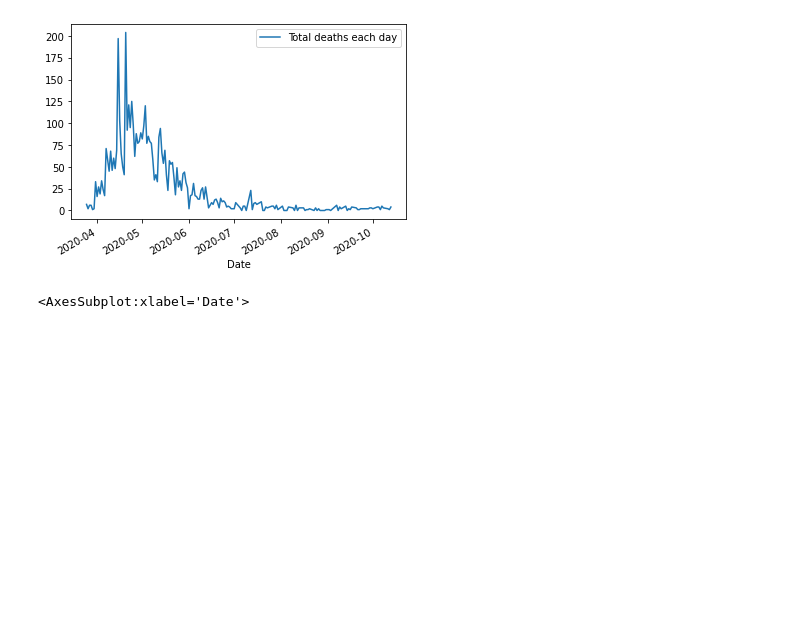
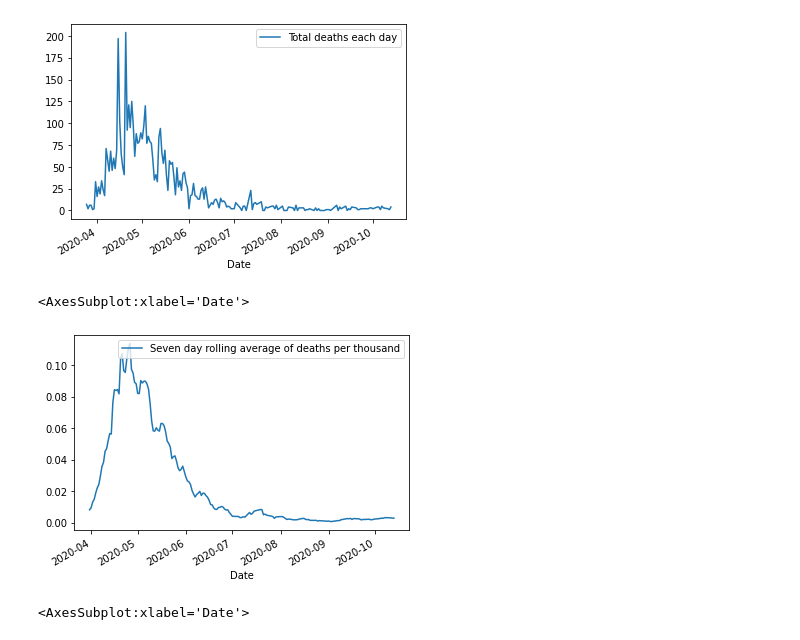
Before and after one commit to kpananjady/OSHA, a Jupyter notebook: OSHA preliminary analysis.ipynb, the cells around one changed output. Saved outputs shown, nothing was run; the diff lists cells and outputs as text; code cells hidden in the pictures; blank space fills up the shorter version.

```diff
--- a/OSHA preliminary analysis.ipynb
+++ b/OSHA preliminary analysis.ipynb
@@ -143,11 +284,18 @@ df_deaths['Total cases each day'] = df_deaths['Total cases'].diff()
 df_deaths['Total deaths each day'] = df_deaths['Total deaths'].diff()
 # %%
 #since March
+# %%
+df_deaths['Seven day rolling average of deaths per 100'] = df_deaths['Total deaths each day'].rolling(7).mean()/100
 # %%
 df_deaths.plot(x='Date', y='Total deaths each day')
 # %% [output]
 <AxesSubplot:xlabel='Date'>
 [figure]
+# %%
+df_deaths.plot(x='Date', y='Seven day rolling average of deaths per thousand')
+# %% [output]
+<AxesSubplot:xlabel='Date'>
+[figure, added]
 # %%
 #since July 1
 # %%
```
Also changed, not shown: parts of 40 cells of this notebook, 1 other file.
